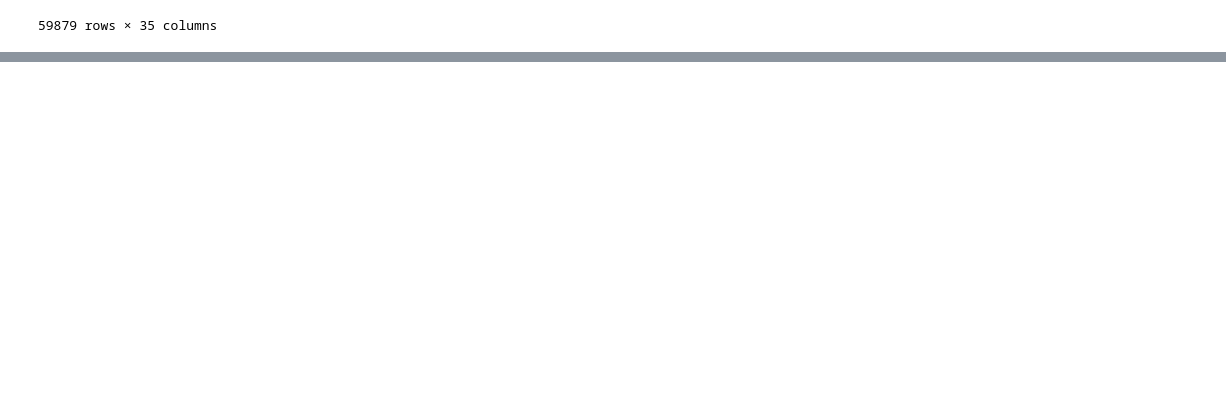
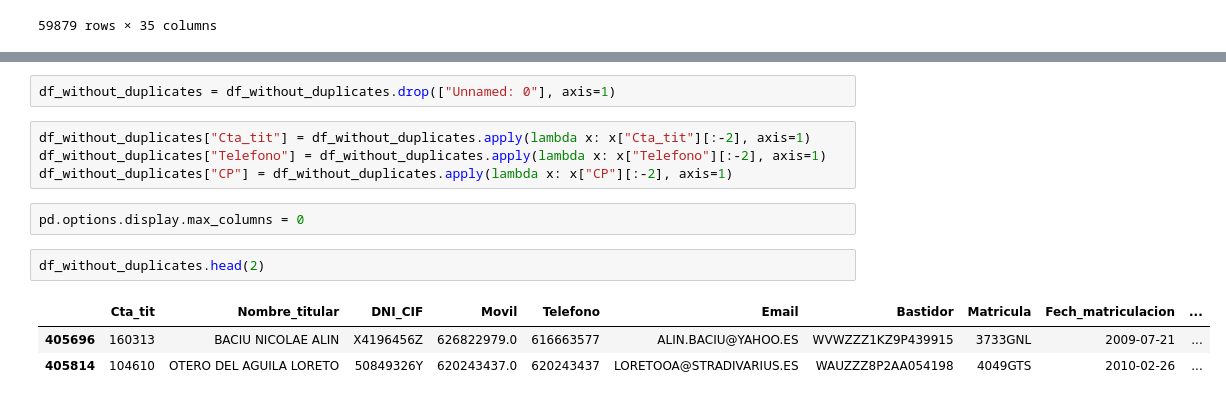
Before and after one commit to pacomm5/PLANTILLAS2, a Jupyter notebook: DATOS_VEHICULO.ipynb, the cells around one changed output, grey strips where cells are left out. Cells and saved outputs as stored; diff of their text form; blank space fills up the shorter version.

```diff
--- a/DATOS_VEHICULO.ipynb
+++ b/DATOS_VEHICULO.ipynb
@@ -451,0 +438,14 @@ df_without_duplicates # tengo que observar esto si lo ha hecho bien.
+# %%
+df_without_duplicates = df_without_duplicates.drop(["Unnamed: 0"], axis=1)
+# %%
+df_without_duplicates["Cta_tit"] = df_without_duplicates.apply(lambda x: x["Cta_tit"][:-2], axis=1)
+df_without_duplicates["Telefono"] = df_without_duplicates.apply(lambda x: x["Telefono"][:-2], axis=1)
+df_without_duplicates["CP"] = df_without_duplicates.apply(lambda x: x["CP"][:-2], axis=1)
+# %%
+pd.options.display.max_columns = 0
+# %%
+df_without_duplicates.head(2)
+# %% [output]
+|  | Cta_tit | Nombre_titular | DNI_CIF | Movil | Telefono | Email | Bastidor | Matricula | Fech_matriculacion | ... |
+| 405696 | 160313 | BACIU NICOLAE ALIN | X4196456Z | 626822979.0 | 616663577 | ALIN.BACIU@YAHOO.ES | WVWZZZ1KZ9P439915 | 3733GNL | 2009-07-21 | ... |
+| 405814 | 104610 | OTERO DEL AGUILA LORETO | 50849326Y | 620243437.0 | 620243437 | LORETOOA@STRADIVARIUS.ES | WAUZZZ8P2AA054198 | 4049GTS | 2010-02-26 | ... |
```
Also changed, not shown: parts of 7 cells of this notebook.
